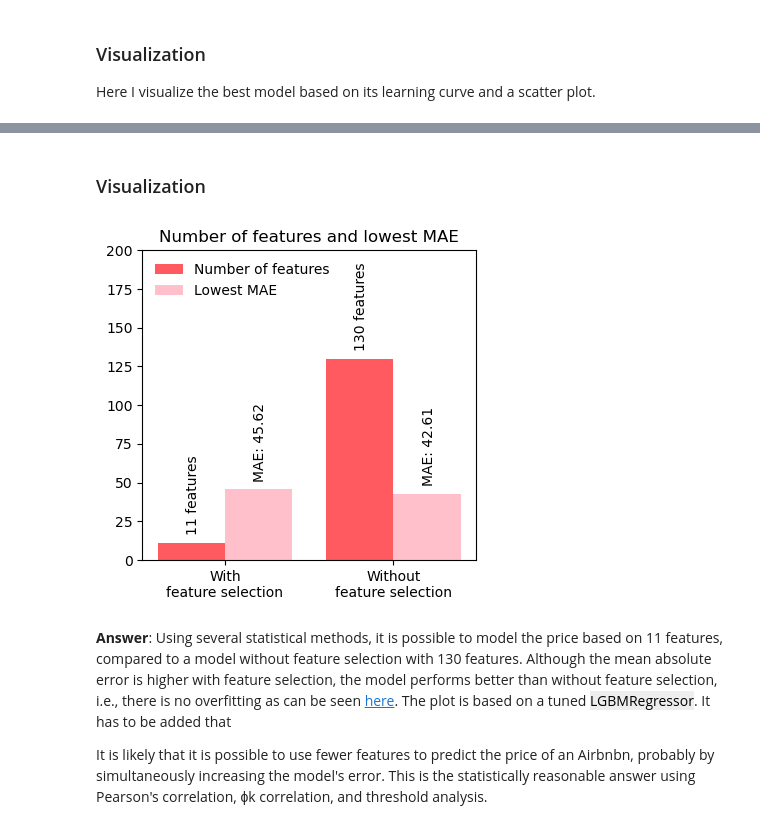
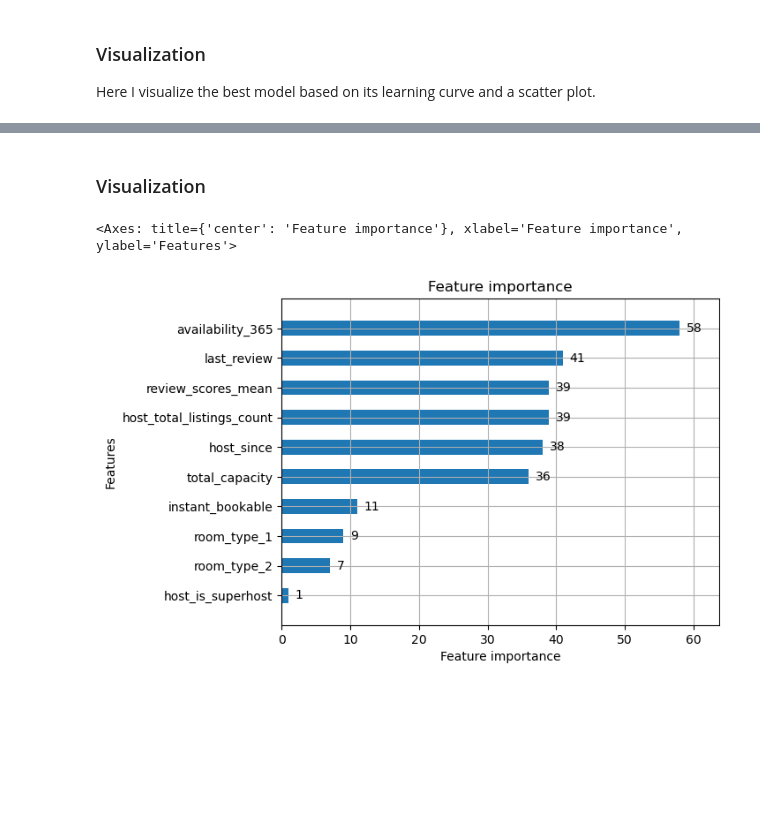
Before and after one commit to romanwolf-git/price_modeling_airbnb, a Jupyter notebook: what_drives_the_price_of_an_Airbnb.ipynb, the cells around one changed output, grey strips where cells are left out. Cells and saved outputs as stored; diff of their text form; code cells hidden in the pictures; blank space fills up the shorter version.

```diff
--- a/what_drives_the_price_of_an_Airbnb.ipynb
+++ b/what_drives_the_price_of_an_Airbnb.ipynb
@@ -1176,27 +1174,21 @@ def map_unique_values(df: pd.DataFrame, col='column to be mapped'):
     map_dict = {item: i for i, item in enumerate(unique_items)}
     return df[col].map(map_dict).astype('category')
 
-
 for i, df_temp in enumerate(list_df):
-    # Get the categorical features
-    cols_cat = get_columns_by_dtype(df_temp, include='category')
 
     # Map the unique values of a specified column to consecutive integers
+    cols_cat = get_columns_by_dtype(df_temp, include='category')
     for col in cols_cat:
-        df_temp[col] = map_unique_values(df_temp, col)
+        df_temp.loc[:, col] = map_unique_values(df_temp, col)
 
-    # Create an instance of OneHotEncoder
+    # Instantiate OneHotEncoder and fit_transform
     ohe = OneHotEncoder(sparse_output=False, drop='first')
-
-    # Fit and transform the selected columns
     encoded_data = ohe.fit_transform(df_temp[cols_cat])
 
+    # Add encoded data to df_temp and drop cols_cat
     df_temp.reset_index(drop=True, inplace=True)
-
     df_temp.loc[:, ohe.get_feature_names_out(cols_cat)] = encoded_data
-
-    # Drop the original categorical columns
-    df_temp.drop(columns=cols_cat, inplace=True)
+    df_temp = df_temp.drop(columns=cols_cat)
 
     # Update the dataframe in the list
     list_df[i] = df_temp
@@ -1936,46 +1893,0 @@ categories = ['With\nfeature selection', 'Without\nfeature selection']
-# %% [markdown]
-### Visualization
-# %%
-# Create a figure
-fig, ax = plt.subplots(figsize=(4, 4))
-
-# Define Airbnb colors
-airbnb_blue = '#FF5A5F'
-airbnb_red = '#FFC0CB'
-
-# Calculate the x-coordinates for the bars
-x = np.arange(len(categories))
-
-# Create a bar plot with Airbnb colors
-bar_width = 0.4
-ax.bar(x - bar_width/2, feature_number_list, width=bar_width, color=airbnb_blue, label='Number of features')
-ax.bar(x + bar_width/2, mae_list, width=bar_width, color=airbnb_red, label='Lowest MAE')
-
-# Add labels to the bars
-for i in range(len(categories)):
-    feature_number = feature_number_list[i]
-    mae = mae_list[i]
-
-    ax.text(x[i] - bar_width/2 + 0.05, feature_number+5,
-            f'{feature_number} features',
-            ha='right', va='bottom', rotation=90)
-
-    ax.text(x[i] + bar_width/2 + 0.05, mae+5,
-            f'MAE: {mae:.2f}',
-            ha='right', va='bottom', rotation=90)
-
-ax.set_ylim(0,200)
-ax.set_xticks(x)
-ax.set_xticklabels(categories)
-ax.set_title('Number of features and lowest MAE')
-ax.legend(frameon=False, loc='upper left')
-
-# Display the plot
-plt.tight_layout()
-plt.show()
-# %% [output]
-[figure, removed]
-# %% [markdown]
-**Answer**: Using several statistical methods, it is possible to model the price based on 11 features, compared to a model without feature selection with 130 features. Although the mean absolute error is higher with feature selection, the model performs better than without feature selection, i.e., there is no overfitting as can be seen [here](#learning-curve). The plot is based on a tuned <mark style="background: #eeeeee!important">LGBMRegressor</mark>. It has to be added that
-
-It is likely that it is possible to use fewer features to predict the price of an Airbnbn, probably by simultaneously increasing the model's error. This is the statistically reasonable answer using Pearson's correlation, ϕk correlation, and threshold analysis.
@@ -1981,0 +1904,8 @@ It is likely that it is possible to use fewer features to predict the price of a
+# %% [markdown]
+### Visualization
+# %%
+# plotting feature importance
+lgbm.plot_importance(model, height=.5)
+# %% [output]
+<Axes: title={'center': 'Feature importance'}, xlabel='Feature importance', ylabel='Features'>
+[figure, added]
```
Also changed, not shown: parts of 62 cells of this notebook, 1 other file.
